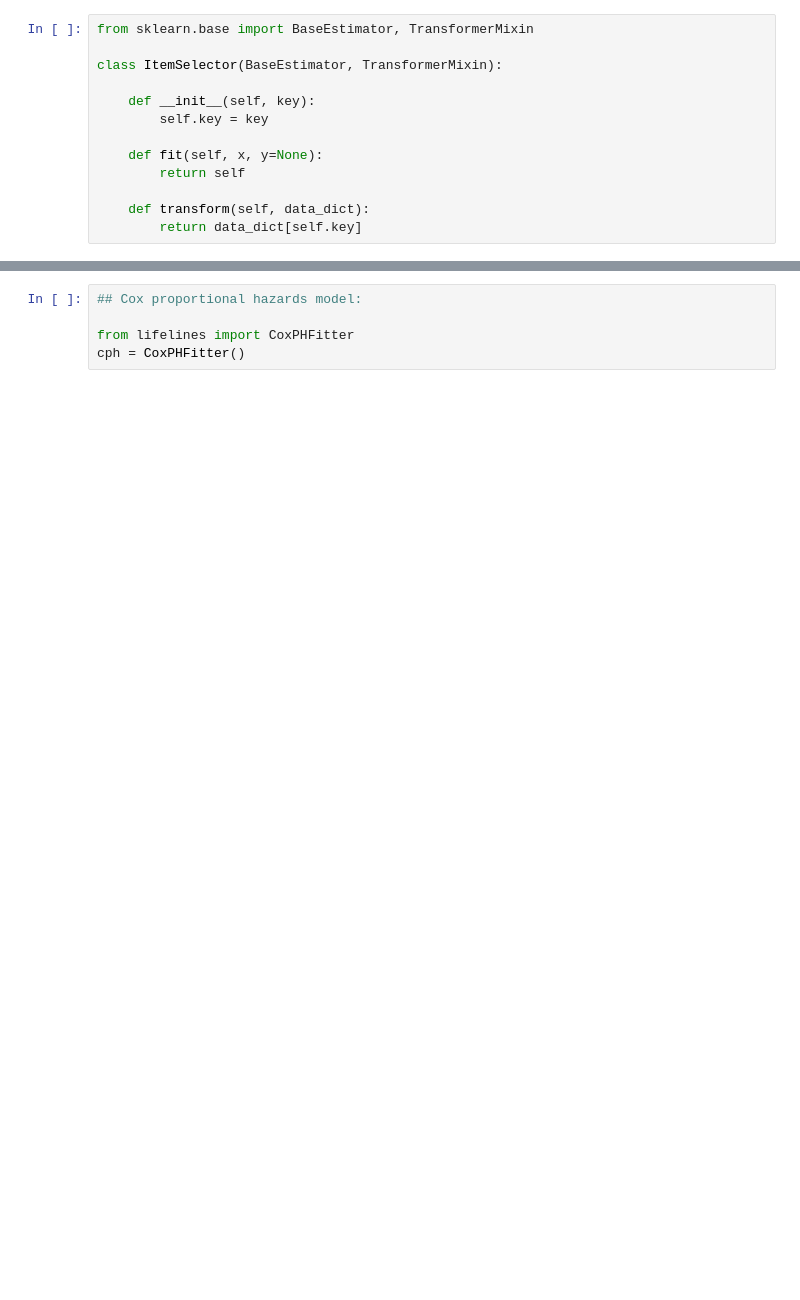
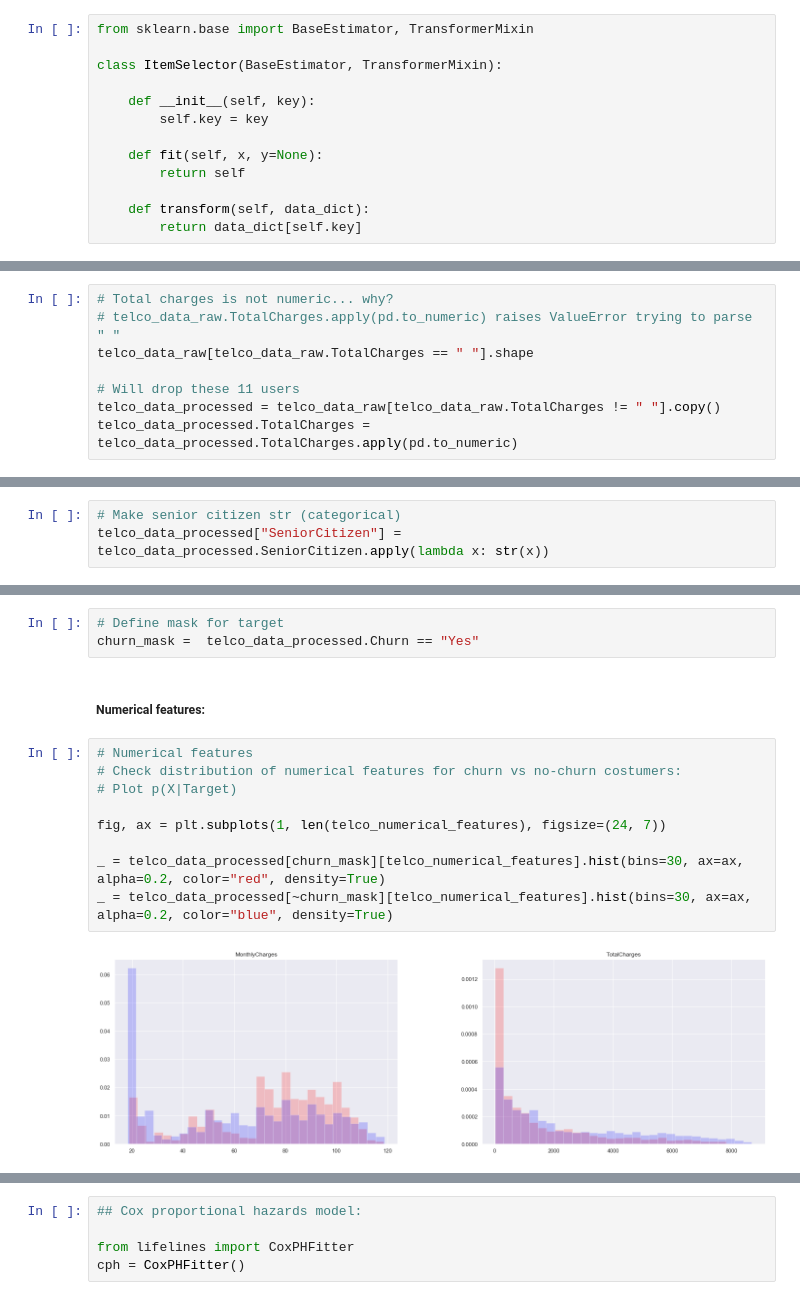
Before and after one commit to carlosjarguello/ds_practice_problems, a Jupyter notebook: customer_churn.ipynb, the cells around one changed output, grey strips where cells are left out. Cells and saved outputs as stored; diff of their text form; blank space fills up the shorter version.

```diff
--- a/customer_churn.ipynb
+++ b/customer_churn.ipynb
@@ -253,0 +103,8 @@ graph
+# %%
+# Total charges is not numeric... why?
+# telco_data_raw.TotalCharges.apply(pd.to_numeric) raises ValueError trying to parse " "
+telco_data_raw[telco_data_raw.TotalCharges == " "].shape
+
+# Will drop these 11 users
+telco_data_processed = telco_data_raw[telco_data_raw.TotalCharges != " "].copy()
+telco_data_processed.TotalCharges = telco_data_processed.TotalCharges.apply(pd.to_numeric)
@@ -253,0 +146,3 @@ graph
+# %%
+# Make senior citizen str (categorical)
+telco_data_processed["SeniorCitizen"] = telco_data_processed.SeniorCitizen.apply(lambda x: str(x))
@@ -253,0 +200,16 @@ graph
+# %%
+# Define mask for target
+churn_mask =  telco_data_processed.Churn == "Yes"
+# %% [markdown]
+##### Numerical features:
+# %%
+# Numerical features
+# Check distribution of numerical features for churn vs no-churn costumers:
+# Plot p(X|Target)
+
+fig, ax = plt.subplots(1, len(telco_numerical_features), figsize=(24, 7))
+
+_ = telco_data_processed[churn_mask][telco_numerical_features].hist(bins=30, ax=ax, alpha=0.2, color="red", density=True)
+_ = telco_data_processed[~churn_mask][telco_numerical_features].hist(bins=30, ax=ax, alpha=0.2, color="blue", density=True)
+# %% [output]
+[figure, added]
```
Also changed, not shown: parts of 74 cells of this notebook.
